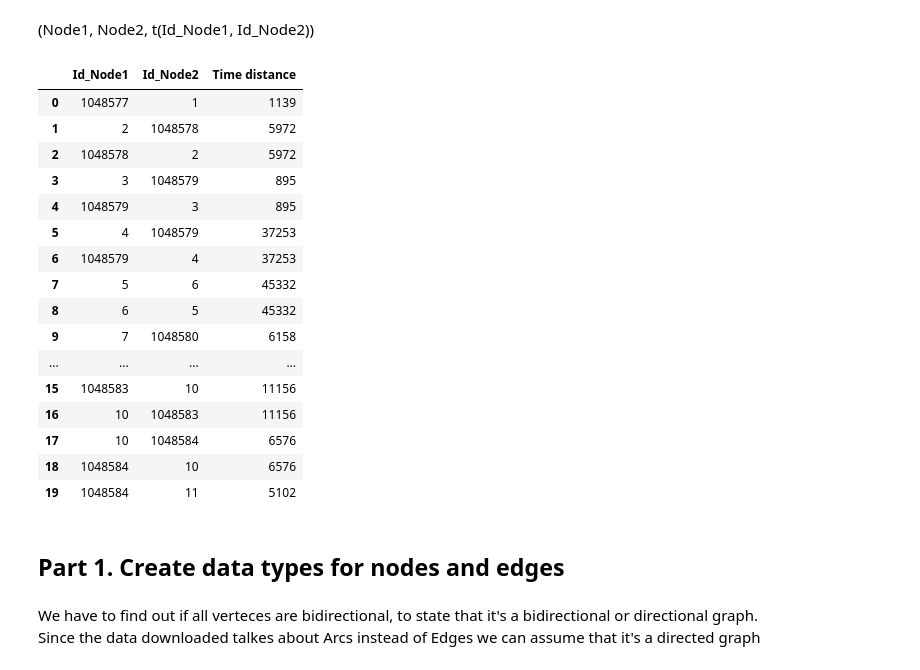
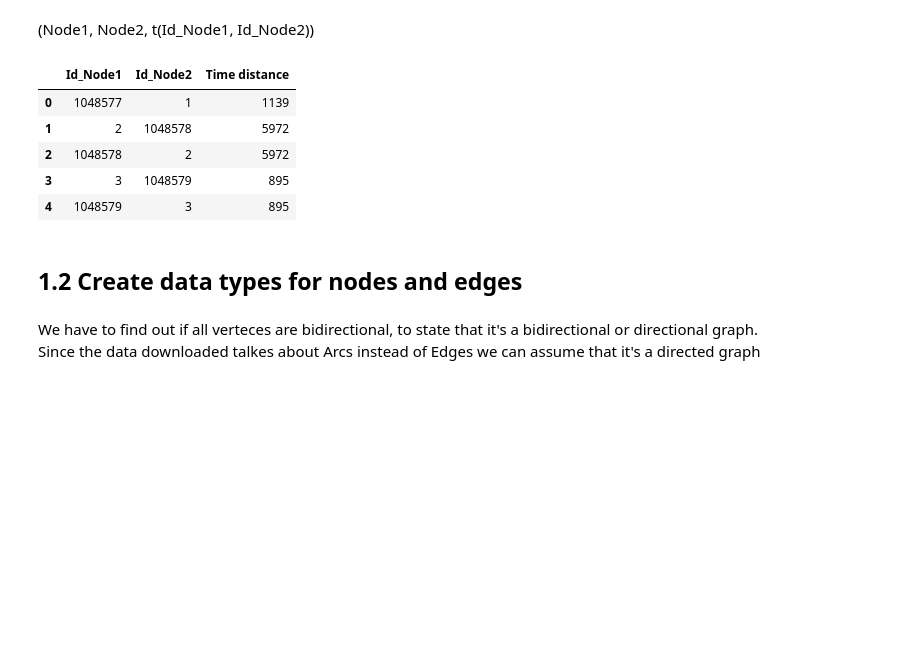
Before and after one commit to Debodeep94/ADM_HW_5, a Jupyter notebook: main.ipynb, the cells around one changed output. Saved outputs shown, nothing was run; the diff lists cells and outputs as text; code cells hidden in the pictures; blank space fills up the shorter version.

```diff
--- a/Luca/main.ipynb
+++ b/main.ipynb
@@ -114,31 +95,20 @@ travel.drop(['c','Challenge:', 'Shortest', 'Paths'], axis=1, inplace=True)
 travel.columns = ['Id_Node1', 'Id_Node2', 'Time distance']
 # %%
 travel = travel.reset_index(drop=True)
-# %%
-travel.head(20)
-# %% [output]
-|  | Id_Node1 | Id_Node2 | Time distance |
-| 0 | 1048577 | 1 | 1139 |
-| 1 | 2 | 1048578 | 5972 |
-| 2 | 1048578 | 2 | 5972 |
-| 3 | 3 | 1048579 | 895 |
-| 4 | 1048579 | 3 | 895 |
-| 5 | 4 | 1048579 | 37253 |
-| 6 | 1048579 | 4 | 37253 |
-| 7 | 5 | 6 | 45332 |
-| 8 | 6 | 5 | 45332 |
-| 9 | 7 | 1048580 | 6158 |
-| ... | ... | ... | ... |
-| 15 | 1048583 | 10 | 11156 |
-| 16 | 10 | 1048583 | 11156 |
-| 17 | 10 | 1048584 | 6576 |
-| 18 | 1048584 | 10 | 6576 |
-| 19 | 1048584 | 11 | 5102 |
 # %%
 # Transform all str into int
 travel = travel.astype(int)
+# %%
+travel.head(5)
+# %% [output]
+|  | Id_Node1 | Id_Node2 | Time distance |
+| 0 | 1048577 | 1 | 1139 |
+| 1 | 2 | 1048578 | 5972 |
+| 2 | 1048578 | 2 | 5972 |
+| 3 | 3 | 1048579 | 895 |
+| 4 | 1048579 | 3 | 895 |
 # %% [markdown]
-## Part 1. Create data types for nodes and edges
+## 1.2 Create data types for nodes and edges
 # %%
 # Create a list of all nodes
 nodes =  []
```
Also changed, not shown: parts of 38 cells of this notebook.
